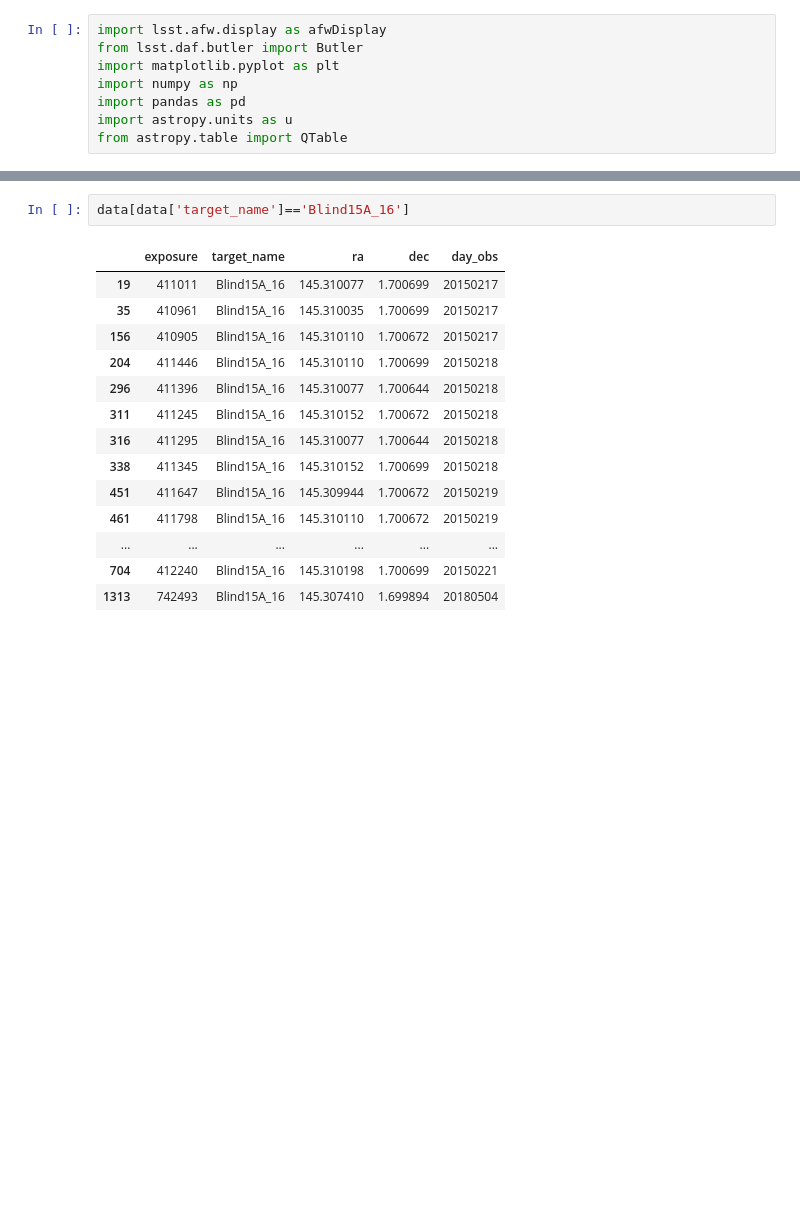
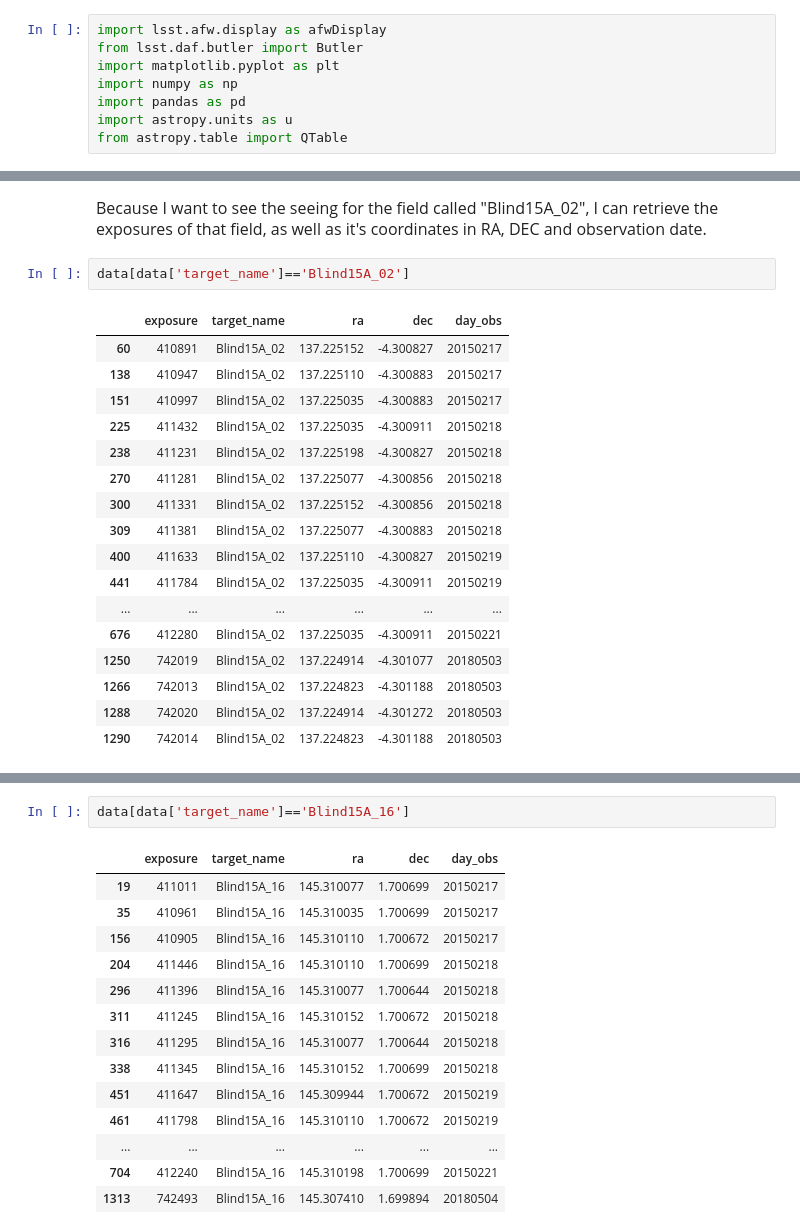
Before and after one commit to PauCaBu/LSST_notebooks, a Jupyter notebook: Seeing.ipynb, the cells around one changed output, grey strips where cells are left out. Drawn from its saved outputs; the diff is of its cells as text; blank space fills up the shorter version.

```diff
--- a/Seeing.ipynb
+++ b/Seeing.ipynb
@@ -74,2 +111,24 @@ OD = data[data['target_name']=='Blind15A_02'].day_obs
+# %% [markdown]
+<font size="3"> Because I want to see the seeing for the field called "Blind15A_02", I can retrieve the exposures of that field, as well as it's coordinates in RA, DEC and observation date.
+# %%
+data[data['target_name']=='Blind15A_02']
+# %% [output]
+|  | exposure | target_name | ra | dec | day_obs |
+| 60 | 410891 | Blind15A_02 | 137.225152 | -4.300827 | 20150217 |
+| 138 | 410947 | Blind15A_02 | 137.225110 | -4.300883 | 20150217 |
+| 151 | 410997 | Blind15A_02 | 137.225035 | -4.300883 | 20150217 |
+| 225 | 411432 | Blind15A_02 | 137.225035 | -4.300911 | 20150218 |
+| 238 | 411231 | Blind15A_02 | 137.225198 | -4.300827 | 20150218 |
+| 270 | 411281 | Blind15A_02 | 137.225077 | -4.300856 | 20150218 |
+| 300 | 411331 | Blind15A_02 | 137.225152 | -4.300856 | 20150218 |
+| 309 | 411381 | Blind15A_02 | 137.225077 | -4.300883 | 20150218 |
+| 400 | 411633 | Blind15A_02 | 137.225110 | -4.300827 | 20150219 |
+| 441 | 411784 | Blind15A_02 | 137.225035 | -4.300911 | 20150219 |
+| ... | ... | ... | ... | ... | ... |
+| 676 | 412280 | Blind15A_02 | 137.225035 | -4.300911 | 20150221 |
+| 1250 | 742019 | Blind15A_02 | 137.224914 | -4.301077 | 20180503 |
+| 1266 | 742013 | Blind15A_02 | 137.224823 | -4.301188 | 20180503 |
+| 1288 | 742020 | Blind15A_02 | 137.224914 | -4.301272 | 20180503 |
+| 1290 | 742014 | Blind15A_02 | 137.224823 | -4.301188 | 20180503 |
 # %%
 def ObsDay(od):
```
Also changed, not shown: parts of 15 cells of this notebook.
